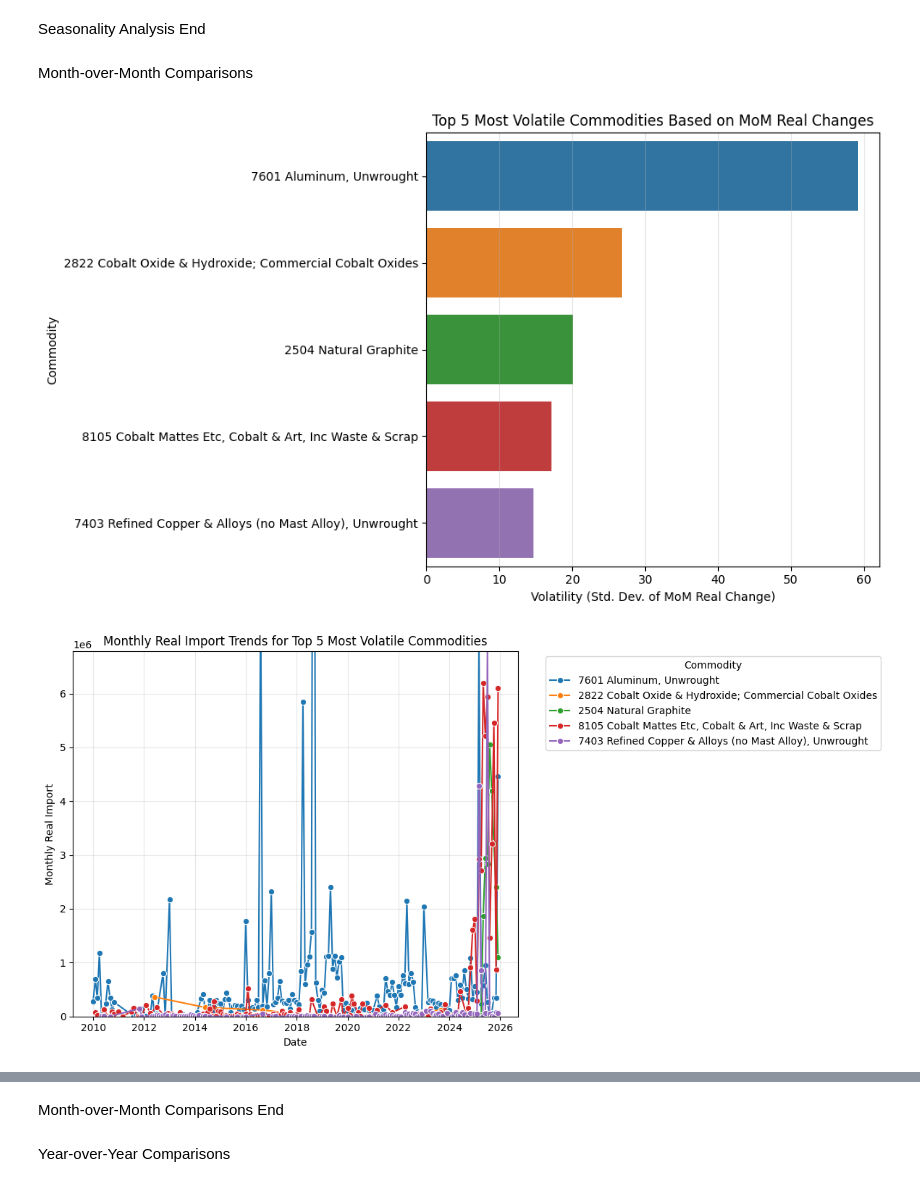
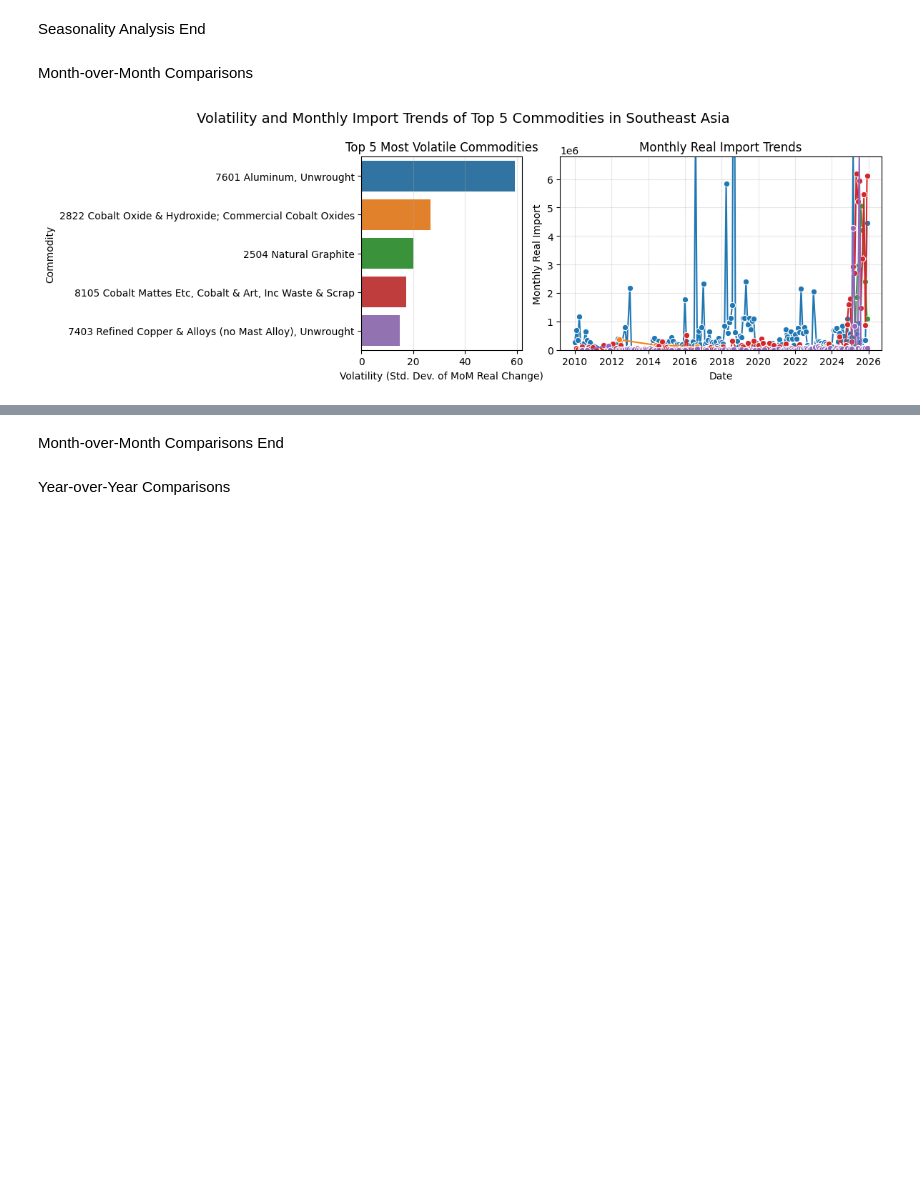
Before and after one commit to rutvikarnik5/Seed2s-Reveal-Unified-Methodology, a Jupyter notebook: Retrospective Team/EDA.ipynb, the cells around one changed output, grey strips where cells are left out. Cells and saved outputs as stored; diff of their text form; code cells hidden in the pictures; blank space fills up the shorter version.

Commit message:
Slightly modify the title and plots

```diff
--- a/Retrospective Team/EDA.ipynb
+++ b/Retrospective Team/EDA.ipynb
@@ -344,56 +344,63 @@ top5_commodity_names = top5_commodities['Commodities'].tolist()
 # consistent color mapping using seaborn default palette
 commodity_color_map = dict(
     zip(top5_commodity_names, default_palette[:len(top5_commodity_names)])
 )
 
-# Bar chart: top 5 volatile commodities
-plt.figure(figsize=(10, 6))
+# Line chart: monthly real import for top 5 volatile commodities
+commodity_monthly_top5 = commodity_monthly[
+    commodity_monthly['Commodities'].isin(top5_commodity_names)
+].copy()
+
+
+# Create combined figure
+fig, axes = plt.subplots(1, 2, figsize=(12, 4), gridspec_kw={'width_ratios': [1, 2]})
+
+# Bar chart
 sns.barplot(
     data=top5_commodities,
     x='MoM_Volatility',
     y='Commodities',
     hue='Commodities',
     palette=commodity_color_map,
     order=top5_commodity_names,
     dodge=False,
-    legend=False
+    legend=False,
+    ax=axes[0]
 )
-plt.xlabel('Volatility (Std. Dev. of MoM Real Change)')
-plt.ylabel('Commodity')
-plt.title('Top 5 Most Volatile Commodities Based on MoM Real Changes')
-plt.grid(axis='x', alpha=0.3)
-plt.tight_layout()
-plt.show()
 
-# Line chart: monthly real import for top 5 volatile commodities
-commodity_monthly_top5 = commodity_monthly[
-    commodity_monthly['Commodities'].isin(top5_commodity_names)
-].copy()
+axes[0].set_xlabel('Volatility (Std. Dev. of MoM Real Change)')
+axes[0].set_ylabel('Commodity')
+axes[0].set_title('Top 5 Most Volatile Commodities')
+axes[0].grid(axis='x', alpha=0.3)
 
-plt.figure(figsize=(12, 6))
+# Line chart
 sns.lineplot(
     data=commodity_monthly_top5,
     x='YearMonth',
     y='Monthly_Real_Import',
     hue='Commodities',
     hue_order=top5_commodity_names,
     palette=commodity_color_map,
-    marker='o'
+    marker='o',
+    ax=axes[1]
 )
 
 y_upper_limit_commodity = commodity_monthly_top5['Monthly_Real_Import'].quantile(0.99) * 1.1
-plt.ylim(0, y_upper_limit_commodity)
+axes[1].set_ylim(0, y_upper_limit_commodity)
 
-plt.xlabel('Date')
-plt.ylabel('Monthly Real Import')
-plt.title('Monthly Real Import Trends for Top 5 Most Volatile Commodities')
-plt.legend(title='Commodity', bbox_to_anchor=(1.05, 1), loc='upper left')
-plt.grid(alpha=0.3)
+axes[1].set_xlabel('Date')
+axes[1].set_ylabel('Monthly Real Import')
+axes[1].set_title('Monthly Real Import Trends')
+axes[1].grid(alpha=0.3)
+axes[1].legend_.remove()
+
+# Overall title
+fig.suptitle('Volatility and Monthly Import Trends of Top 5 Commodities in Southeast Asia', fontsize=14)
+
 plt.tight_layout()
 plt.show()
 # %% [output]
-[figure, old version]
+[figure, new version]
-[figure, removed]
 # %%
 # Top 3 most volatile countries
 
```
Also changed, not shown: parts of 7 cells of this notebook.
